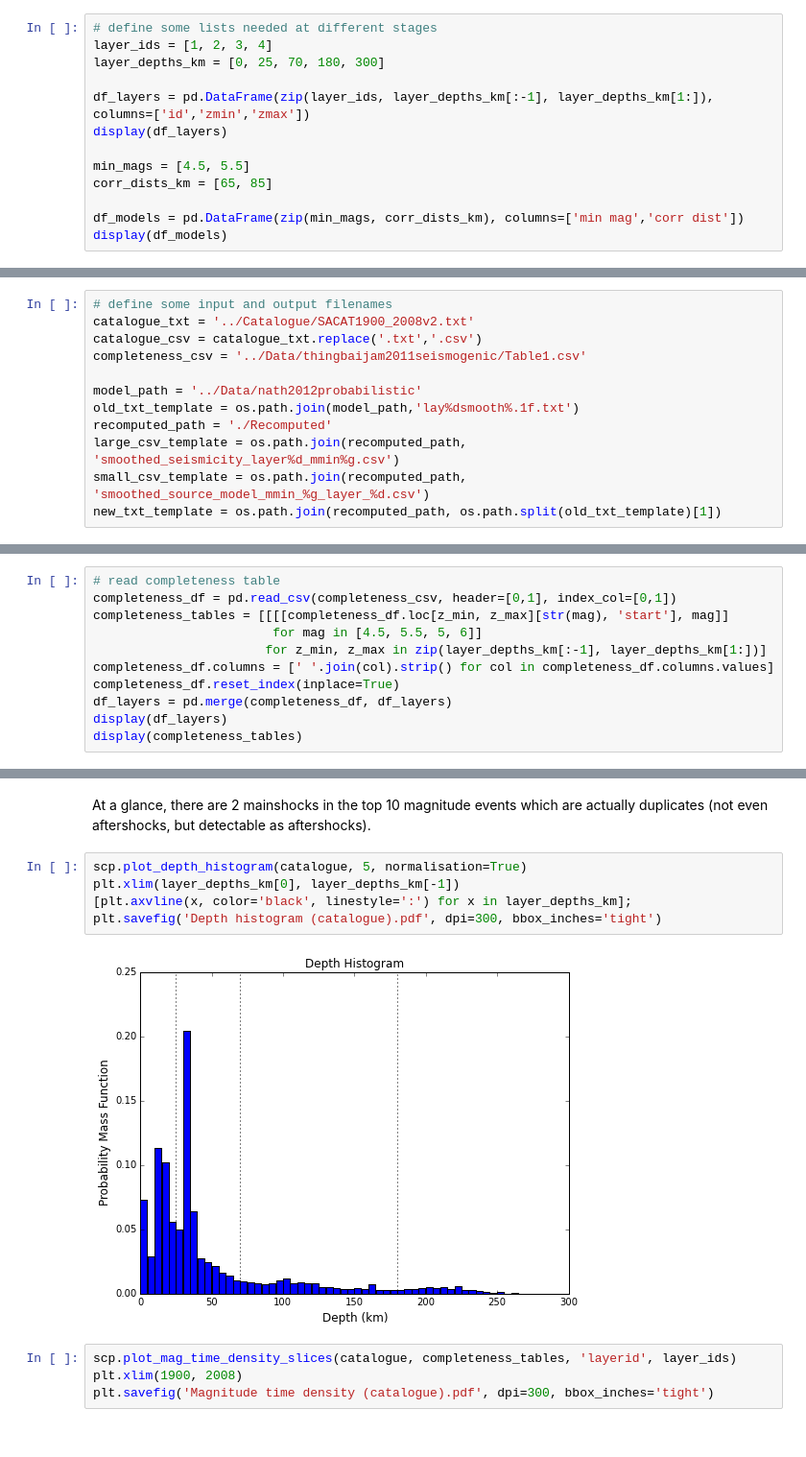
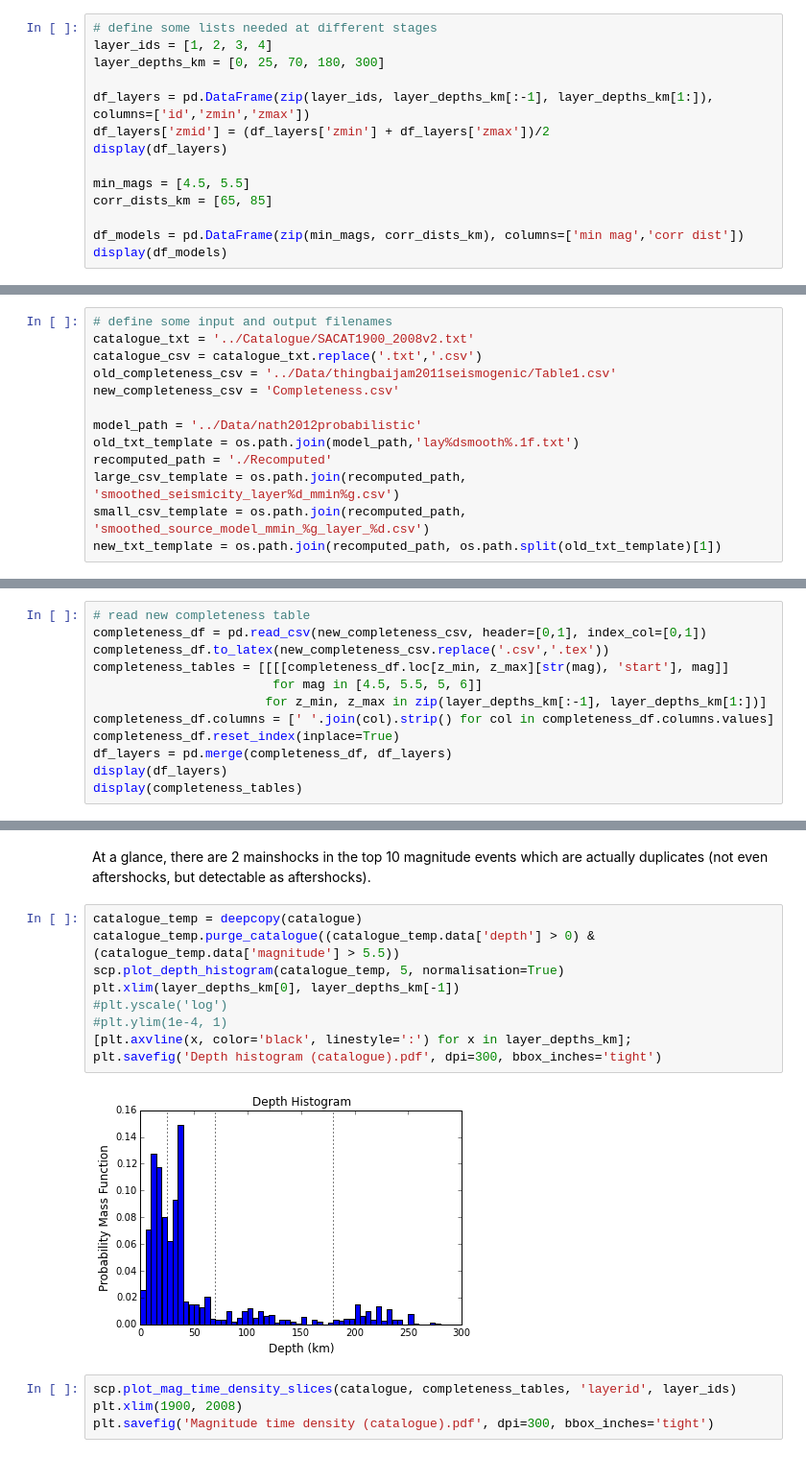
Before and after one commit to nackerley/indian-subcontinent-psha, a Jupyter notebook: Smoothed/Smoothed Seismicity from Catalogue.ipynb, the cells around one changed output, grey strips where cells are left out. Shown at 96% size. Cells and saved outputs as stored; diff of their text form.

```diff
--- a/Smoothed/Smoothed Seismicity from Catalogue.ipynb
+++ b/Smoothed/Smoothed Seismicity from Catalogue.ipynb
@@ -55,6 +58,7 @@ layer_ids = [1, 2, 3, 4]
 layer_depths_km = [0, 25, 70, 180, 300]
 
 df_layers = pd.DataFrame(zip(layer_ids, layer_depths_km[:-1], layer_depths_km[1:]), columns=['id','zmin','zmax'])
+df_layers['zmid'] = (df_layers['zmin'] + df_layers['zmax'])/2
 display(df_layers)
 
 min_mags = [4.5, 5.5]
@@ -75,7 +79,8 @@ display(df_models)
 # define some input and output filenames
 catalogue_txt = '../Catalogue/SACAT1900_2008v2.txt'
 catalogue_csv = catalogue_txt.replace('.txt','.csv')
-completeness_csv = '../Data/thingbaijam2011seismogenic/Table1.csv'
+old_completeness_csv = '../Data/thingbaijam2011seismogenic/Table1.csv'
+new_completeness_csv = 'Completeness.csv'
 
 model_path = '../Data/nath2012probabilistic'
 old_txt_template = os.path.join(model_path,'lay%dsmooth%.1f.txt')
@@ -86,6 +104,7 @@ new_txt_template = os.path.join(recomputed_path, os.path.split(old_txt_template)
 # %%
-# read completeness table
-completeness_df = pd.read_csv(completeness_csv, header=[0,1], index_col=[0,1])
+# read new completeness table
+completeness_df = pd.read_csv(new_completeness_csv, header=[0,1], index_col=[0,1])
+completeness_df.to_latex(new_completeness_csv.replace('.csv','.tex'))
 completeness_tables = [[[[completeness_df.loc[z_min, z_max][str(mag), 'start'], mag]]
                         for mag in [4.5, 5.5, 5, 6]]
                        for z_min, z_max in zip(layer_depths_km[:-1], layer_depths_km[1:])]
@@ -231,12 +270,16 @@ Top 10 events:
 # %% [markdown]
 At a glance, there are 2 mainshocks in the top 10 magnitude events which are actually duplicates (not even aftershocks, but detectable as aftershocks).
 # %%
-scp.plot_depth_histogram(catalogue, 5, normalisation=True)
+catalogue_temp = deepcopy(catalogue)
+catalogue_temp.purge_catalogue((catalogue_temp.data['depth'] > 0) & (catalogue_temp.data['magnitude'] > 5.5))
+scp.plot_depth_histogram(catalogue_temp, 5, normalisation=True)
 plt.xlim(layer_depths_km[0], layer_depths_km[-1])
+#plt.yscale('log')
+#plt.ylim(1e-4, 1)
 [plt.axvline(x, color='black', linestyle=':') for x in layer_depths_km];
 plt.savefig('Depth histogram (catalogue).pdf', dpi=300, bbox_inches='tight')
 # %% [output]
-[figure, old version]
+[figure, new version]
 # %%
 scp.plot_mag_time_density_slices(catalogue, completeness_tables, 'layerid', layer_ids)
 plt.xlim(1900, 2008)
```
Also changed, not shown: parts of 15 cells of this notebook, 9 other files.
